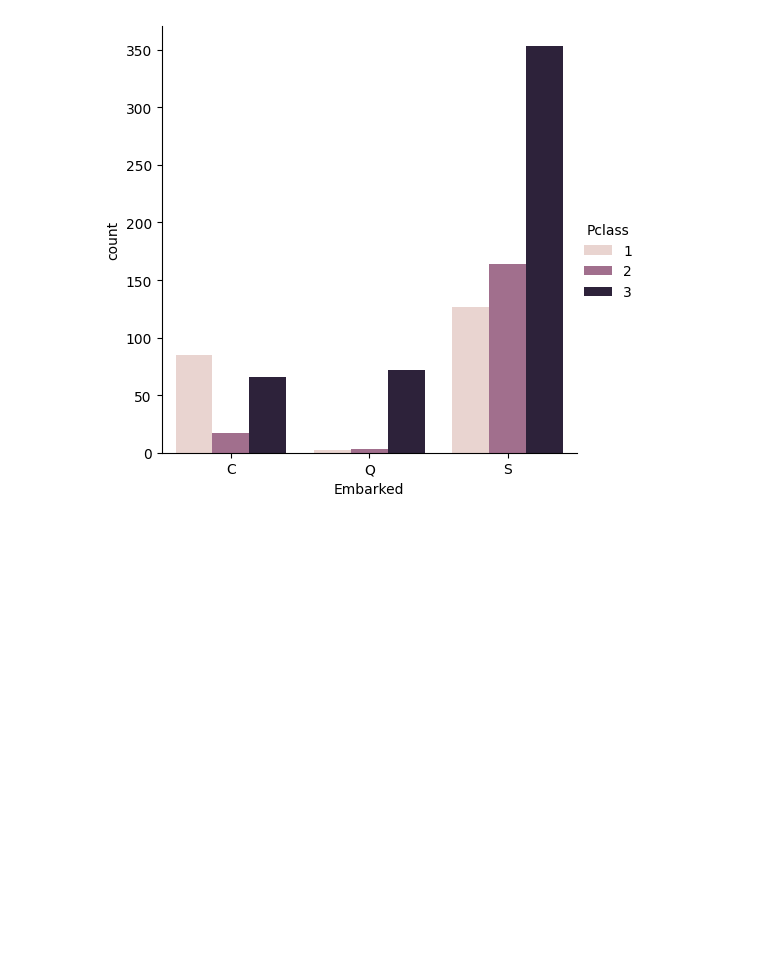
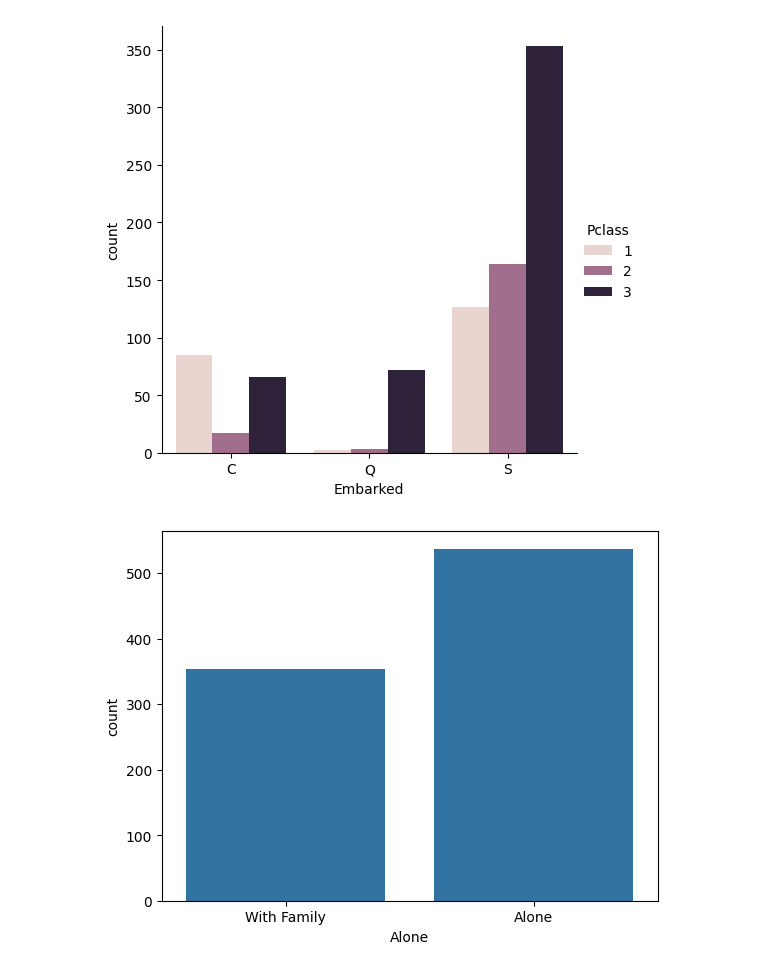
Before and after one commit to Mashall249/Python_practice, a Jupyter notebook: Jupyter/ExampleProjects/TitanicProject.ipynb, the cells around one changed output. Drawn from its saved outputs; the diff is of its cells as text; code cells hidden in the pictures; blank space fills up the shorter version.

Commit message:
[Finish]DataMarketProject

```diff
--- a/Jupyter/ExampleProjects/TitanicProject.ipynb
+++ b/Jupyter/ExampleProjects/TitanicProject.ipynb
@@ -179,3 +179,11 @@ sns.catplot(
 plt.show()
 # %% [output]
 [figure]
+# %%
+titanic_df['Alone'] = titanic_df['SibSp'] + titanic_df['Parch']
+titanic_df['Alone'] = titanic_df['Alone'].apply(lambda x: 'Alone' if x == 0 else 'With Family')
+# %%
+sns.countplot(x='Alone', data= titanic_df,)
+plt.show()
+# %% [output]
+[figure, added]
```
Also changed, not shown: parts of 6 cells of this notebook, 1 other file.
